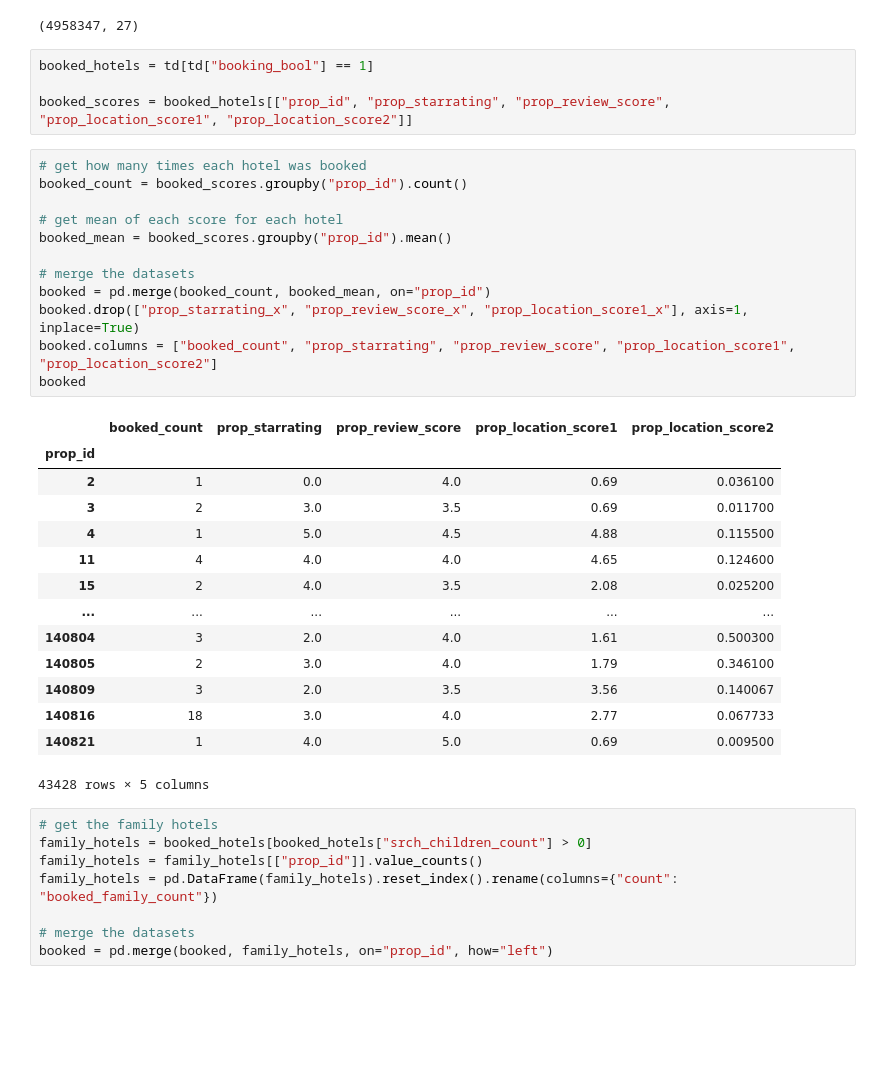
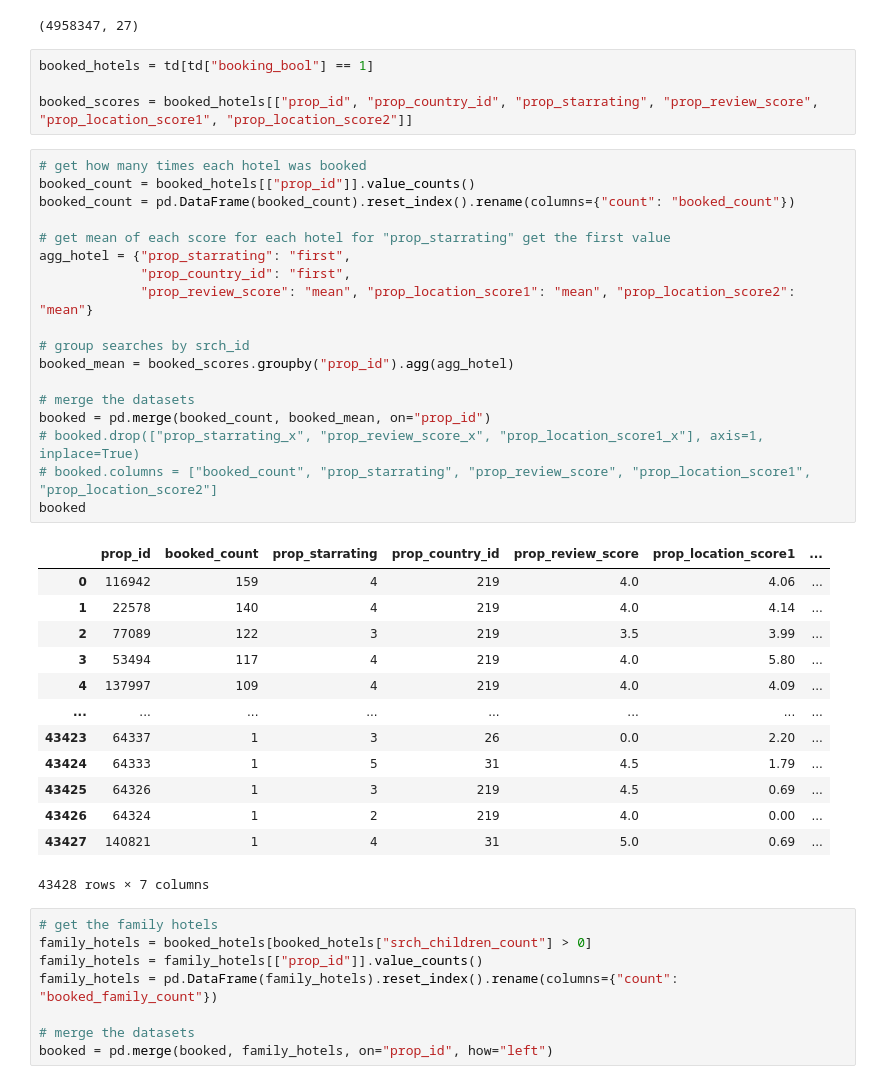
Before and after one commit to damla-jpg/data-mining-2, a Jupyter notebook: data_preparation.ipynb, the cells around one changed output. Saved outputs shown, nothing was run; the diff lists cells and outputs as text; blank space fills up the shorter version.

```diff
--- a/data_preparation.ipynb
+++ b/data_preparation.ipynb
@@ -113,34 +113,39 @@ td.shape
 # %%
 booked_hotels = td[td["booking_bool"] == 1]
 
-booked_scores = booked_hotels[["prop_id", "prop_starrating", "prop_review_score", "prop_location_score1", "prop_location_score2"]]
+booked_scores = booked_hotels[["prop_id", "prop_country_id", "prop_starrating", "prop_review_score", "prop_location_score1", "prop_location_score2"]]
 # %%
 # get how many times each hotel was booked
-booked_count = booked_scores.groupby("prop_id").count()
+booked_count = booked_hotels[["prop_id"]].value_counts()
+booked_count = pd.DataFrame(booked_count).reset_index().rename(columns={"count": "booked_count"})
 
-# get mean of each score for each hotel
-booked_mean = booked_scores.groupby("prop_id").mean()
+# get mean of each score for each hotel for "prop_starrating" get the first value
+agg_hotel = {"prop_starrating": "first",
+             "prop_country_id": "first",
+             "prop_review_score": "mean", "prop_location_score1": "mean", "prop_location_score2": "mean"}
+
+# group searches by srch_id
+booked_mean = booked_scores.groupby("prop_id").agg(agg_hotel)
 
 # merge the datasets
 booked = pd.merge(booked_count, booked_mean, on="prop_id")
-booked.drop(["prop_starrating_x", "prop_review_score_x", "prop_location_score1_x"], axis=1, inplace=True)
-booked.columns = ["booked_count", "prop_starrating", "prop_review_score", "prop_location_score1", "prop_location_score2"]
+# booked.drop(["prop_starrating_x", "prop_review_score_x", "prop_location_score1_x"], axis=1, inplace=True)
+# booked.columns = ["booked_count", "prop_starrating", "prop_review_score", "prop_location_score1", "prop_location_score2"]
 booked
 # %% [output]
-|  | booked_count | prop_starrating | prop_review_score | prop_location_score1 | prop_location_score2 |
-| prop_id |  |  |  |  |  |
-| 2 | 1 | 0.0 | 4.0 | 0.69 | 0.036100 |
-| 3 | 2 | 3.0 | 3.5 | 0.69 | 0.011700 |
-| 4 | 1 | 5.0 | 4.5 | 4.88 | 0.115500 |
-| 11 | 4 | 4.0 | 4.0 | 4.65 | 0.124600 |
-| 15 | 2 | 4.0 | 3.5 | 2.08 | 0.025200 |
-| ... | ... | ... | ... | ... | ... |
-| 140804 | 3 | 2.0 | 4.0 | 1.61 | 0.500300 |
-| 140805 | 2 | 3.0 | 4.0 | 1.79 | 0.346100 |
-| 140809 | 3 | 2.0 | 3.5 | 3.56 | 0.140067 |
-| 140816 | 18 | 3.0 | 4.0 | 2.77 | 0.067733 |
-| 140821 | 1 | 4.0 | 5.0 | 0.69 | 0.009500 |
+|  | prop_id | booked_count | prop_starrating | prop_country_id | prop_review_score | prop_location_score1 | ... |
+| 0 | 116942 | 159 | 4 | 219 | 4.0 | 4.06 | ... |
+| 1 | 22578 | 140 | 4 | 219 | 4.0 | 4.14 | ... |
+| 2 | 77089 | 122 | 3 | 219 | 3.5 | 3.99 | ... |
+| 3 | 53494 | 117 | 4 | 219 | 4.0 | 5.80 | ... |
+| 4 | 137997 | 109 | 4 | 219 | 4.0 | 4.09 | ... |
+| ... | ... | ... | ... | ... | ... | ... | ... |
+| 43423 | 64337 | 1 | 3 | 26 | 0.0 | 2.20 | ... |
+| 43424 | 64333 | 1 | 5 | 31 | 4.5 | 1.79 | ... |
+| 43425 | 64326 | 1 | 3 | 219 | 4.5 | 0.69 | ... |
+| 43426 | 64324 | 1 | 2 | 219 | 4.0 | 0.00 | ... |
+| 43427 | 140821 | 1 | 4 | 31 | 5.0 | 0.69 | ... |
-43428 rows × 5 columns
+43428 rows × 7 columns
 # %%
 # get the family hotels
 family_hotels = booked_hotels[booked_hotels["srch_children_count"] > 0]
```
Also changed, not shown: parts of 21 cells of this notebook, 4 other files.
